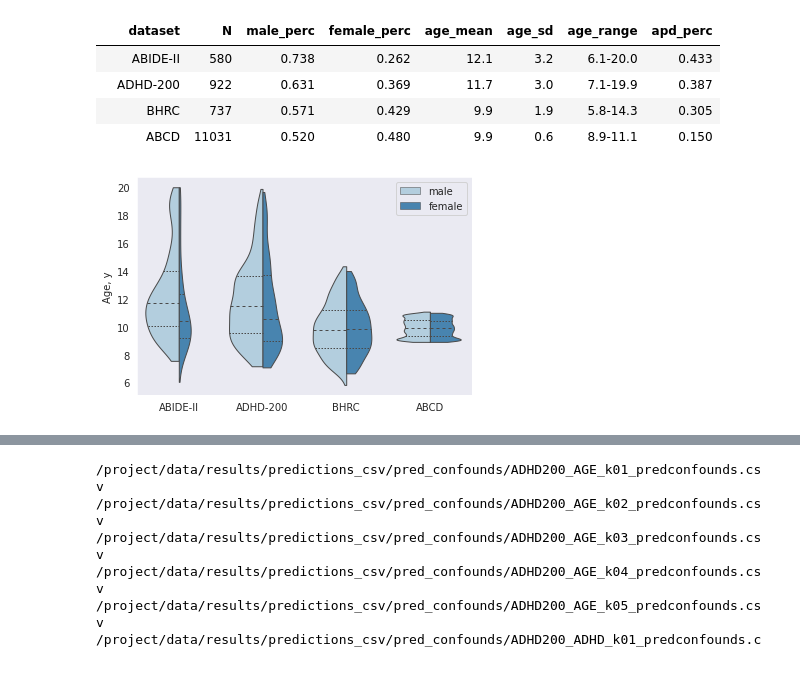
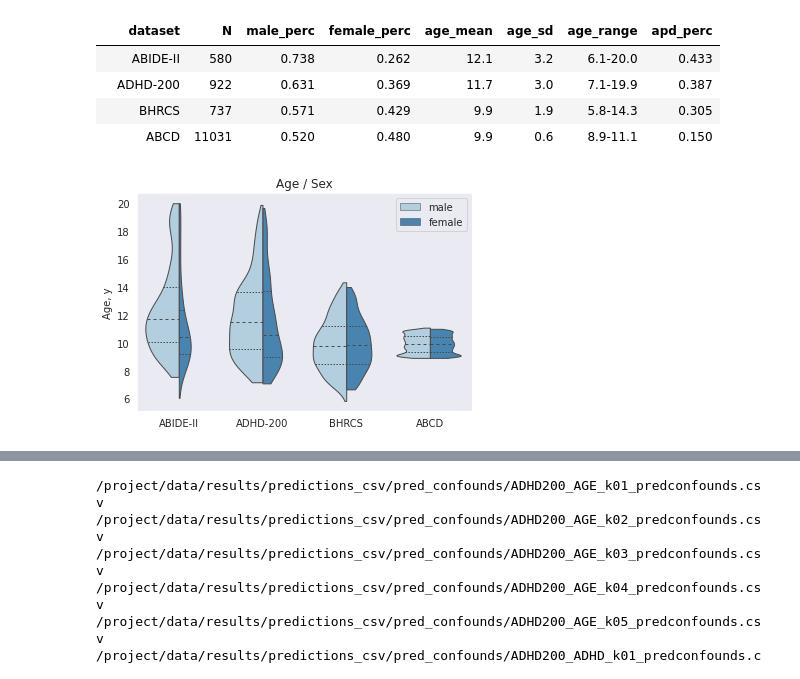
Before and after one commit to SergioLeonardoMendes/3dcnn_smri_generalization, a Jupyter notebook: ipynb/demographic_analysis.ipynb, the cells around one changed output, grey strips where cells are left out. Saved outputs shown, nothing was run; the diff lists cells and outputs as text; code cells hidden in the pictures.

Commit message:
add new plots

```diff
--- a/ipynb/demographic_analysis.ipynb
+++ b/ipynb/demographic_analysis.ipynb
@@ -19,33 +19,42 @@ df_abcd = pd.read_csv('/project/data/ABCD/phenotypics.csv')
 # ABIDE-II adjusts
 df_abide2['dataset'] = 'ABIDE-II'
 df_abide2['apd'] = df_abide2['DX_GROUP'].replace(2,0) # any psychiatric disorder
+df_abide2['cbcl_tot'] = -999
 df_abide2 = df_abide2.rename(columns={"SUB_ID": "subjectid", "SEX_BIN": "sex_bin", "AGE_AT_SCAN": "age_y",
                                       "SITE_ID_BIN": "site"})
 # ADHD-200 adjusts
 df_adhd200['dataset'] = 'ADHD-200'
 df_adhd200['apd'] = df_adhd200['DX'].replace([2,3],1) # any psychiatric disorder
+df_adhd200['cbcl_tot'] = -999
 df_adhd200 = df_adhd200.rename(columns={"SCANDIR_ID": "subjectid", "GENDER": "sex_bin", "AGE": "age_y",
                                        "SITE": "site"})
 # BHRC adjusts
-df_bhrc['dataset'] = 'BHRC'
+df_bhrc['dataset'] = 'BHRCS'
 df_bhrc['gender'] = df_bhrc['gender'].replace(2,0)
 df_bhrc['apd'] = df_bhrc['dcany'].replace(2,1) # any psychiatric disorder
+df_bhrc['cbcl_tot'] = df_bhrc['cl_tot']
 df_bhrc = df_bhrc.rename(columns={"gender": "sex_bin", "age": "age_y",
                                   "state": "site"})
 # ABCD adjusts
 df_abcd['dataset'] = 'ABCD'
+df_abcd['cbcl_tot'] = df_abcd['cbcl_scr_syn_totprob_r']
 df_abcd = df_abcd.rename(columns={"subjectkey": "subjectid", "age": "age_y", "diag_any": "apd",
                                  "scanner_serialnumber_bin": "site"})
 
 # append data to the same dataframe
 df = pd.DataFrame()
 for dataset in ['df_abide2','df_adhd200','df_bhrc','df_abcd']:
-    df = df.append(eval(dataset+"[['dataset','sex_bin','age_y','apd']]"), ignore_index=True)
+    df = df.append(eval(dataset+"[['dataset','sex_bin','age_y','apd','cbcl_tot']]"), ignore_index=True)
 
 # map gender to a string feature
 df['gender'] = np.select([df['sex_bin']==0, df['sex_bin']==1],
                          ['female', 'male'],
                          'other')
+
+# map gender to a string feature
+df['psy'] = np.select([df['apd']==0, df['apd']==1],
+                         ['Typical development (TD)', 'Any psychiatric diag (APD)'],
+                         'other')
 # %%
 # get demographic info
 list_demogs = []
@@ -83,20 +92,21 @@ df_demog
 |  | dataset | N | male_perc | female_perc | age_mean | age_sd | age_range | apd_perc |
 |  | ABIDE-II | 580 | 0.738 | 0.262 | 12.1 | 3.2 | 6.1-20.0 | 0.433 |
 |  | ADHD-200 | 922 | 0.631 | 0.369 | 11.7 | 3.0 | 7.1-19.9 | 0.387 |
-|  | BHRC | 737 | 0.571 | 0.429 | 9.9 | 1.9 | 5.8-14.3 | 0.305 |
+|  | BHRCS | 737 | 0.571 | 0.429 | 9.9 | 1.9 | 5.8-14.3 | 0.305 |
 |  | ABCD | 11031 | 0.520 | 0.480 | 9.9 | 0.6 | 8.9-11.1 | 0.150 |
 # %%
-# plot seaborn violin plot
+# SEX violin plot
 sn.set_style('dark', {'axes.edgecolor': 'white'}) #{"grid.color": ".6", "grid.linestyle": ":"})
-ax = sn.violinplot(x='dataset', y='age_y', hue='gender',
+ax = sn.violinplot(x='dataset', y='age_y', hue='gender', hue_order=['male','female'],
                    data=df, palette='Blues', split=True,
                    scale="count", inner="quartile", cut=0, linewidth=1)
+ax.set_title('Age / Sex')
 ax.set_ylabel("Age, y")
 ax.set_xlabel('')
 ax.legend().set_title('')
 # sn.set_theme(style='whitegrid')
 # sns.axes_style()
 
-plt.savefig('/project/sources/violin_plot.png', bbox_inches='tight')
+plt.savefig('/project/sources/violin_sex.png', bbox_inches='tight')
 # %% [output]
-[figure, old version]
+[figure, new version]
```
Also changed, not shown: parts of 4 cells of this notebook.
